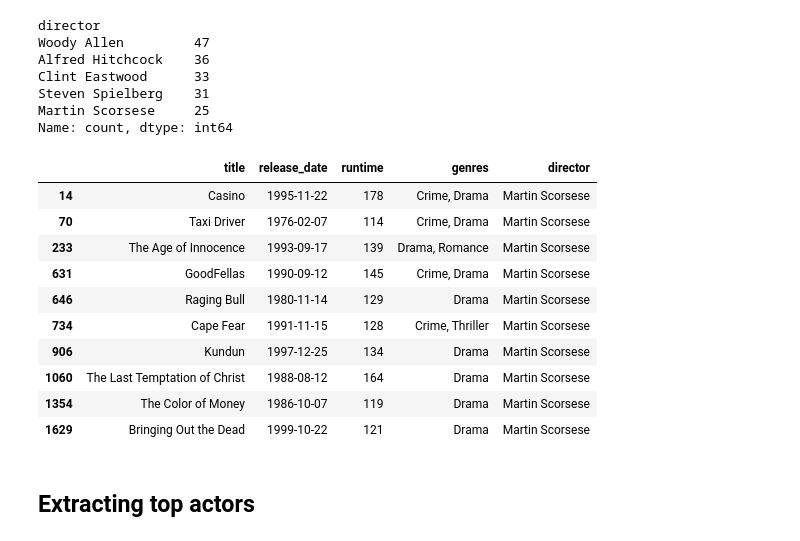
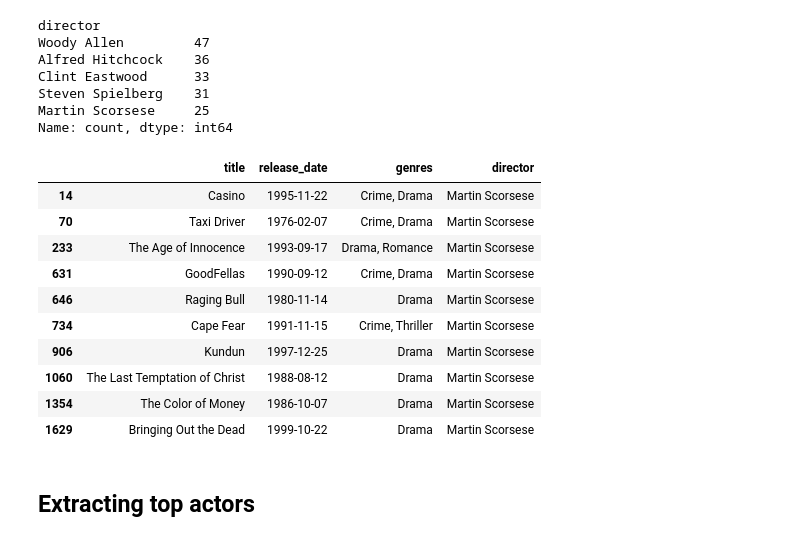
Before and after one commit to SanAntonik/MRS, a Jupyter notebook: DA_skill_showcase/MRS.ipynb, the cells around one changed output. Drawn from its saved outputs; the diff is of its cells as text; code cells hidden in the pictures.

Commit message:
Remove budget, revenue, and several other columns earlier

```diff
--- a/DA_skill_showcase/MRS.ipynb
+++ b/DA_skill_showcase/MRS.ipynb
@@ -108,7 +125,11 @@ df = df.drop(
         "tagline",
         "original_language",
         "production_companies",
-        "production_countries"
+        "production_countries",
+        "runtime",
+        "popularity",
+        "budget",
+        "revenue",
     ],
     axis=1,
 )
@@ -169,4 +180 @@ The column 'budget' contains non-numerical values like '/ff9qCepilowshEtG2GYWwzt
-# %%
-# Clean 'budget' column to remove non-numeric characters
-df["budget"] = df["budget"].str.replace(r"\D", "", regex=True)
 # %% [markdown]
@@ -174,15 +182,9 @@ I don't like that columns with whole numbers like 'runtime' or 'vote_count' have
 # %%
 # Specify columns and their new data types
 dict_columns_to_convert = {
-    "budget": "int64",
-    "revenue": "int64",
-    "runtime": "int",
     "vote_count": "int",
-    "popularity": "float",
     "id": "int"
 }
-# Clean 'budget' column to remove non-numeric characters
-df["budget"] = df["budget"].str.replace(r"\D", "", regex=True)
 # Fill NaN values with 0
 cols_to_fill = list(dict_columns_to_convert.keys())
 df[cols_to_fill] = df[cols_to_fill].fillna(0)
@@ -210,8 +203,0 @@ Columns 'budget' and 'revenue' have too big values in them while 'popularity' co
-# %%
-# Divide 'budget' and 'revenue' columns by million and round to 2 decimal places
-df['budget'] = (df['budget'] / 1000000).round(2)
-df['revenue'] = (df['revenue'] / 1000000).round(2)
-
-# Round 'popularity' column to 2 decimal places
-df['popularity'] = df['popularity'].round(2)
-df.head(3)
@@ -441,19 +406,19 @@ Steven Spielberg    31
 Martin Scorsese     25
 Name: count, dtype: int64
 # %%
-df[df["director"] == "Martin Scorsese"][["title", "release_date", "runtime", "genres", "director"]].head(10)
+df[df["director"] == "Martin Scorsese"][["title", "release_date", "genres", "director"]].head(10)
 # %% [output]
-|  | title | release_date | runtime | genres | director |
-| 14 | Casino | 1995-11-22 | 178 | Crime, Drama | Martin Scorsese |
-| 70 | Taxi Driver | 1976-02-07 | 114 | Crime, Drama | Martin Scorsese |
-| 233 | The Age of Innocence | 1993-09-17 | 139 | Drama, Romance | Martin Scorsese |
-| 631 | GoodFellas | 1990-09-12 | 145 | Crime, Drama | Martin Scorsese |
-| 646 | Raging Bull | 1980-11-14 | 129 | Drama | Martin Scorsese |
-| 734 | Cape Fear | 1991-11-15 | 128 | Crime, Thriller | Martin Scorsese |
-| 906 | Kundun | 1997-12-25 | 134 | Drama | Martin Scorsese |
-| 1060 | The Last Temptation of Christ | 1988-08-12 | 164 | Drama | Martin Scorsese |
-| 1354 | The Color of Money | 1986-10-07 | 119 | Drama | Martin Scorsese |
-| 1629 | Bringing Out the Dead | 1999-10-22 | 121 | Drama | Martin Scorsese |
+|  | title | release_date | genres | director |
+| 14 | Casino | 1995-11-22 | Crime, Drama | Martin Scorsese |
+| 70 | Taxi Driver | 1976-02-07 | Crime, Drama | Martin Scorsese |
+| 233 | The Age of Innocence | 1993-09-17 | Drama, Romance | Martin Scorsese |
+| 631 | GoodFellas | 1990-09-12 | Crime, Drama | Martin Scorsese |
+| 646 | Raging Bull | 1980-11-14 | Drama | Martin Scorsese |
+| 734 | Cape Fear | 1991-11-15 | Crime, Thriller | Martin Scorsese |
+| 906 | Kundun | 1997-12-25 | Drama | Martin Scorsese |
+| 1060 | The Last Temptation of Christ | 1988-08-12 | Drama | Martin Scorsese |
+| 1354 | The Color of Money | 1986-10-07 | Drama | Martin Scorsese |
+| 1629 | Bringing Out the Dead | 1999-10-22 | Drama | Martin Scorsese |
 # %% [markdown]
 ## Extracting top actors
 # %%
```
Also changed, not shown: parts of 21 cells of this notebook.
